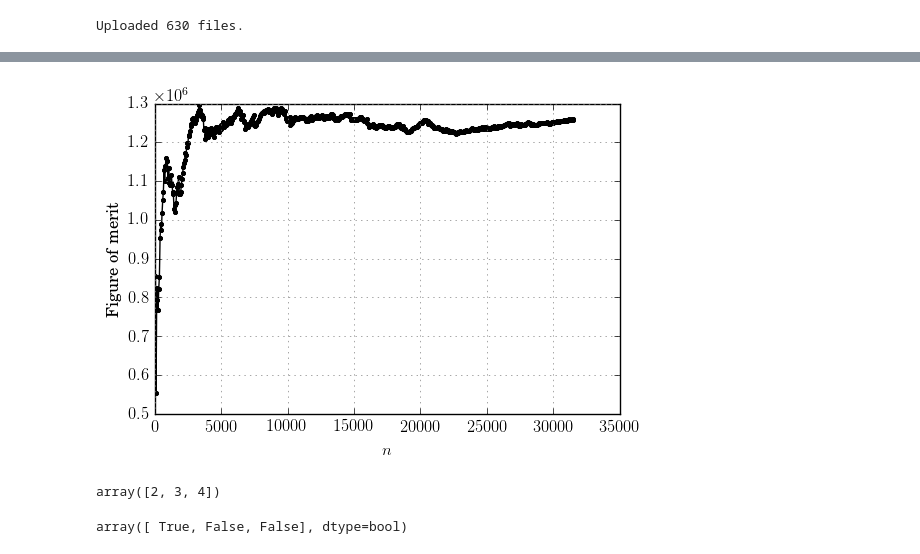
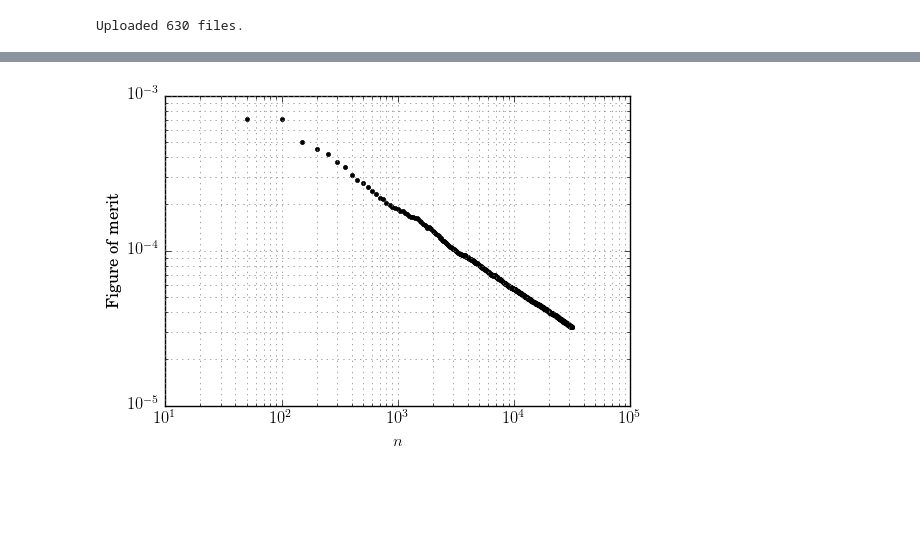
Before and after one commit to JessicaRehak/WDT_Analysis, a Jupyter notebook: dev.ipynb, the cells around one changed output, grey strips where cells are left out. Cells and saved outputs as stored; diff of their text form; code cells hidden in the pictures; blank space fills up the shorter version.

```diff
--- a/dev.ipynb
+++ b/dev.ipynb
@@ -14,3 +14,12 @@ dirs = [base + 'W' + str('{:0>4d}'.format(int(n*1000))) for n in t_wdt]
 pwr_comp = wdt.SerpentRun(dirs[0],params=[('twdt',0.2)])
 # %% [output]
 Uploaded 630 files.
+# %%
+cycvcpu = pwr_comp.cyc_v_cpu()
+plt.plot(cycvcpu,'.k')
+fom_plot.fom_plot_setup(12,12)
+plt.ylim([40,42])
+plt.ylabel('Cycles/CPU')
+plt.xlabel('Files')
+plt.show()
+pwr_comp.cyc_cpu = np.average(cycvcpu[100:])
@@ -17,17 +41,9 @@ Uploaded 630 files.
 # %%
-x = pwr_comp.cycles
-y = pwr_comp.calc_fom('INF_FLX',1)
-plt.plot(x,y,'.k')
+err = pwr_comp.get_error('INF_FLX',1)
+plt.plot(x,err,'.k')
 fom_plot.fom_plot_setup(12,12)
+plt.yscale('log')
+plt.xscale('log')
+plt.show()
 # %% [output]
-[figure, old version]
+[figure, new version]
-# %%
-a = np.array([2,3,4])
-end = np.shape(a[a<5])[0]
-a[:end]
-# %% [output]
-array([2, 3, 4])
-# %%
-a<3
-# %% [output]
-array([ True, False, False], dtype=bool)
```
Also changed, not shown: parts of 2 cells of this notebook, 2 other files.
